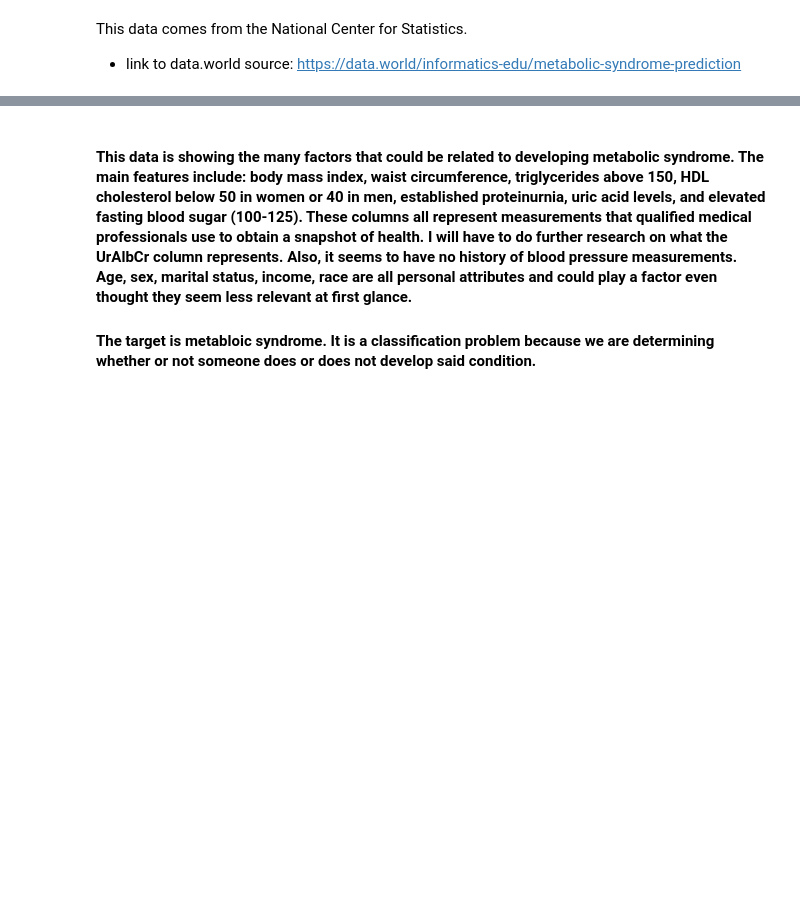
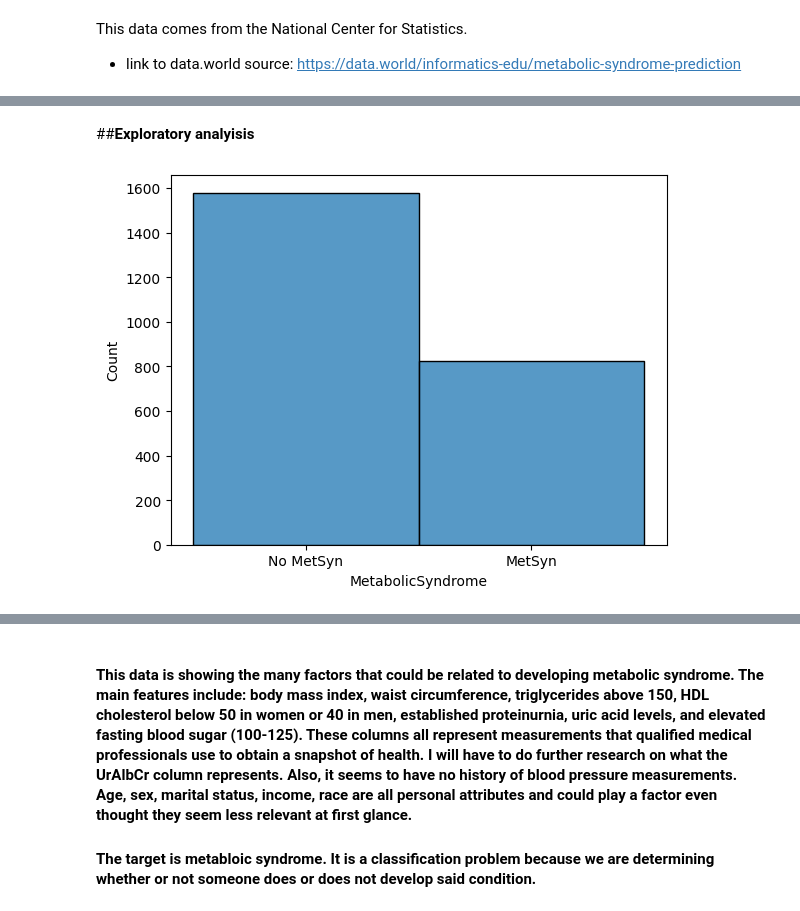
Before and after one commit to Kridge42/Metabolic-Syndrome, a Jupyter notebook: Project_2.ipynb, the cells around one changed output, grey strips where cells are left out. Cells and saved outputs as stored; diff of their text form; code cells hidden in the pictures; blank space fills up the shorter version.

```diff
--- a/Project_2.ipynb
+++ b/Project_2.ipynb
@@ -10,0 +207,7 @@ This data comes from the National Center for Statistics.
+# %% [markdown]
+##**Exploratory analyisis**
+# %%
+# Univariate plot for MetabolicSyndrome
+sns.histplot(df['MetabolicSyndrome']);
+# %% [output]
+[figure, added]
```
Also changed, not shown: parts of 39 cells of this notebook.
